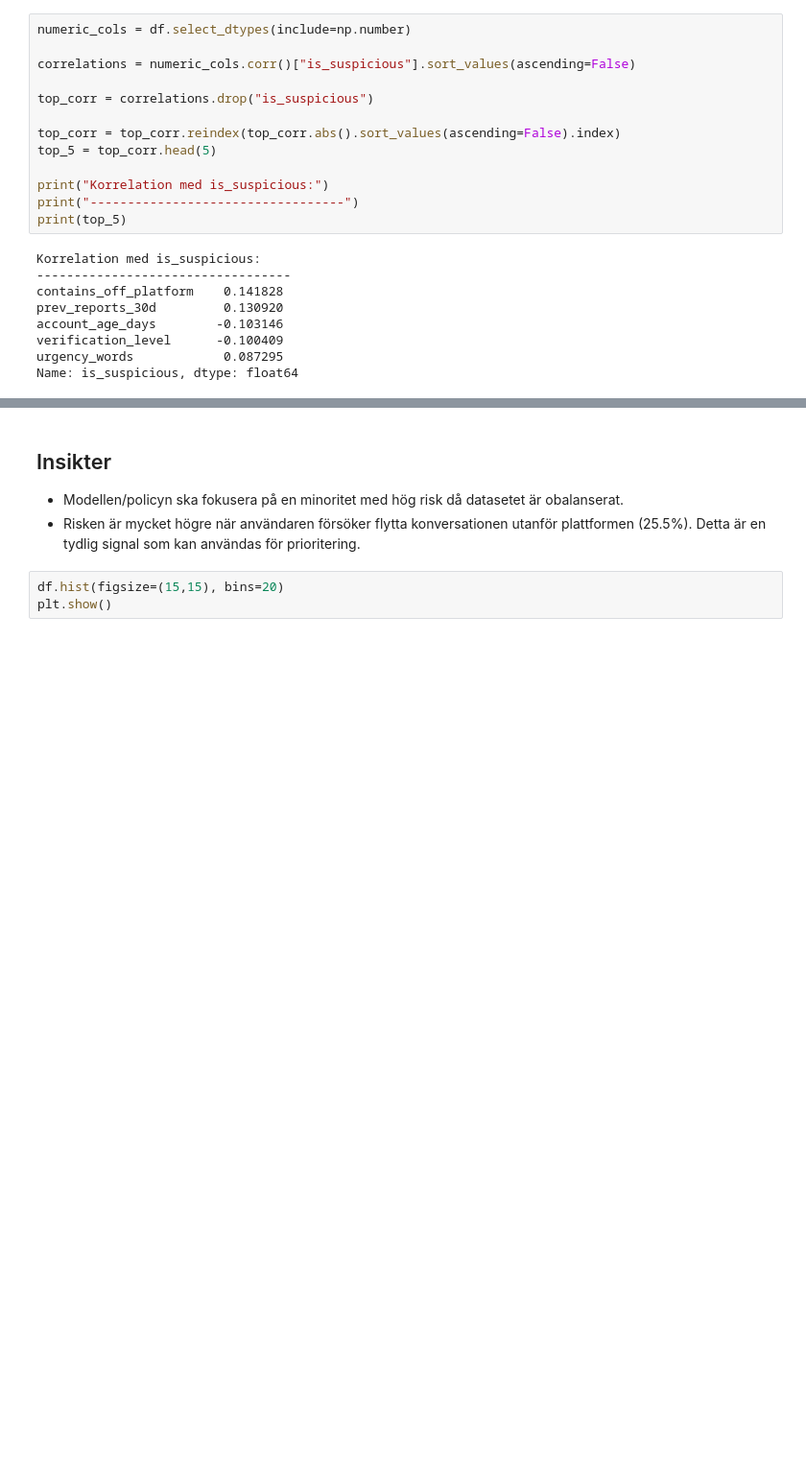
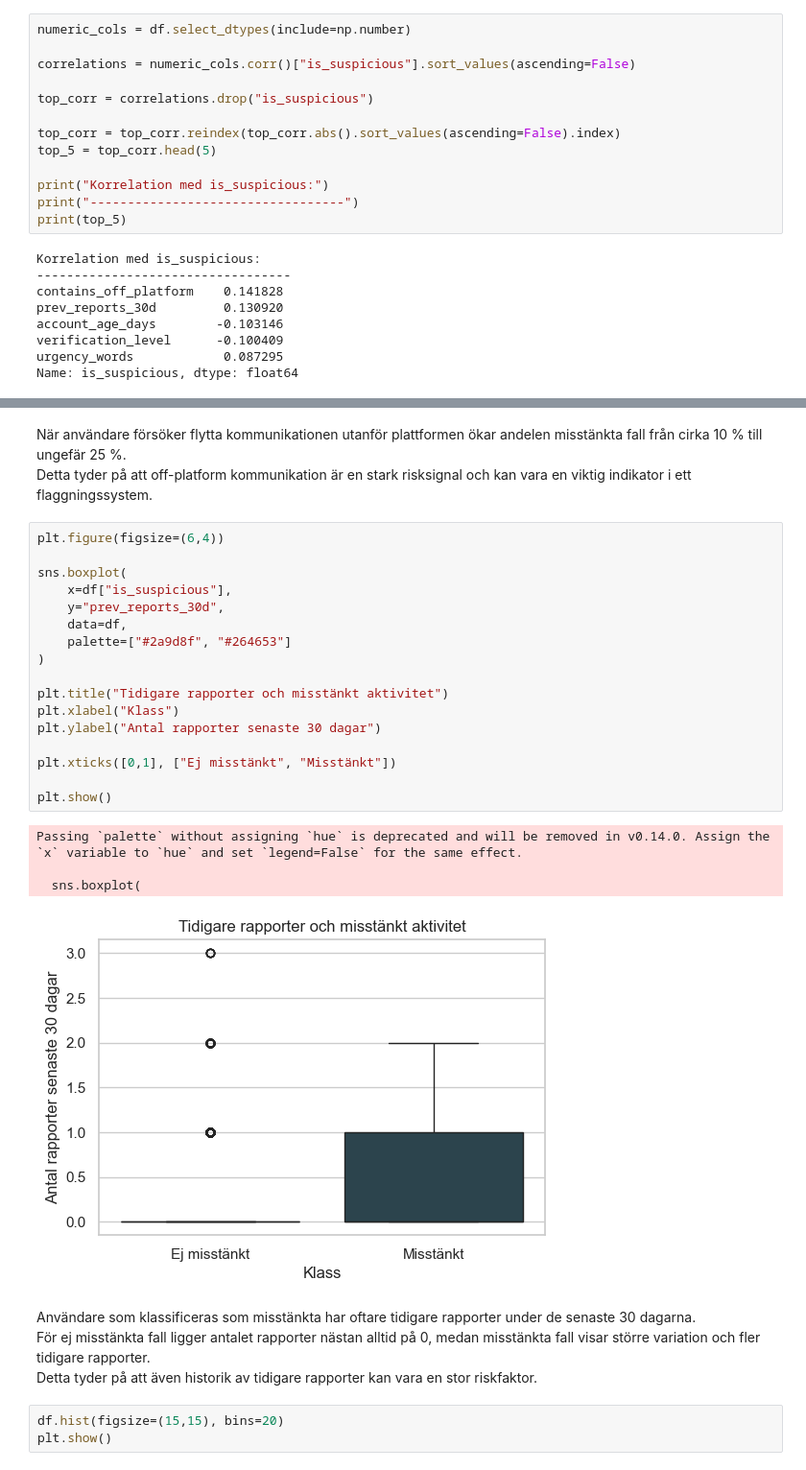
Before and after one commit to MagdalenaPersson/Marketplace_Safety, a Jupyter notebook: report_copy.ipynb, the cells around one changed output, grey strips where cells are left out. Shown at 96% size. Cells and saved outputs as stored; diff of their text form; blank space fills up the shorter version.

```diff
--- a/report_copy.ipynb
+++ b/report_copy.ipynb
@@ -210,7 +204,32 @@ plt.show()
-# %% [markdown]
-## Insikter
-- Modellen/policyn ska fokusera på en minoritet med hög risk då datasetet är obalanserat.
-- Risken är mycket högre när användaren försöker flytta konversationen utanför plattformen (25.5%). Detta är en tydlig signal som kan användas för prioritering.
+# %% [markdown]
+När användare försöker flytta kommunikationen utanför plattformen ökar andelen misstänkta fall från cirka 10 % till ungefär 25 %.
+Detta tyder på att off-platform kommunikation är en stark risksignal och kan vara en viktig indikator i ett flaggningssystem.
+# %%
+plt.figure(figsize=(6,4))
+
+sns.boxplot(
+    x=df["is_suspicious"],
+    y="prev_reports_30d",
+    data=df,
+    palette=["#2a9d8f", "#264653"]
+)
+
+plt.title("Tidigare rapporter och misstänkt aktivitet")
+plt.xlabel("Klass")
+plt.ylabel("Antal rapporter senaste 30 dagar")
+
+plt.xticks([0,1], ["Ej misstänkt", "Misstänkt"])
+
+plt.show()
+# %% [output]
+Passing `palette` without assigning `hue` is deprecated and will be removed in v0.14.0. Assign the `x` variable to `hue` and set `legend=False` for the same effect.
+
+  sns.boxplot(
+[figure, added]
+# %% [markdown]
+Användare som klassificeras som misstänkta har oftare tidigare rapporter under de senaste 30 dagarna.
+För ej misstänkta fall ligger antalet rapporter nästan alltid på 0, medan misstänkta fall visar större variation och fler tidigare rapporter.
+Detta tyder på att även historik av tidigare rapporter kan vara en stor riskfaktor.
 # %%
 df.hist(figsize=(15,15), bins=20)
 plt.show()
```
Also changed, not shown: parts of 17 cells of this notebook, 2 other files.
